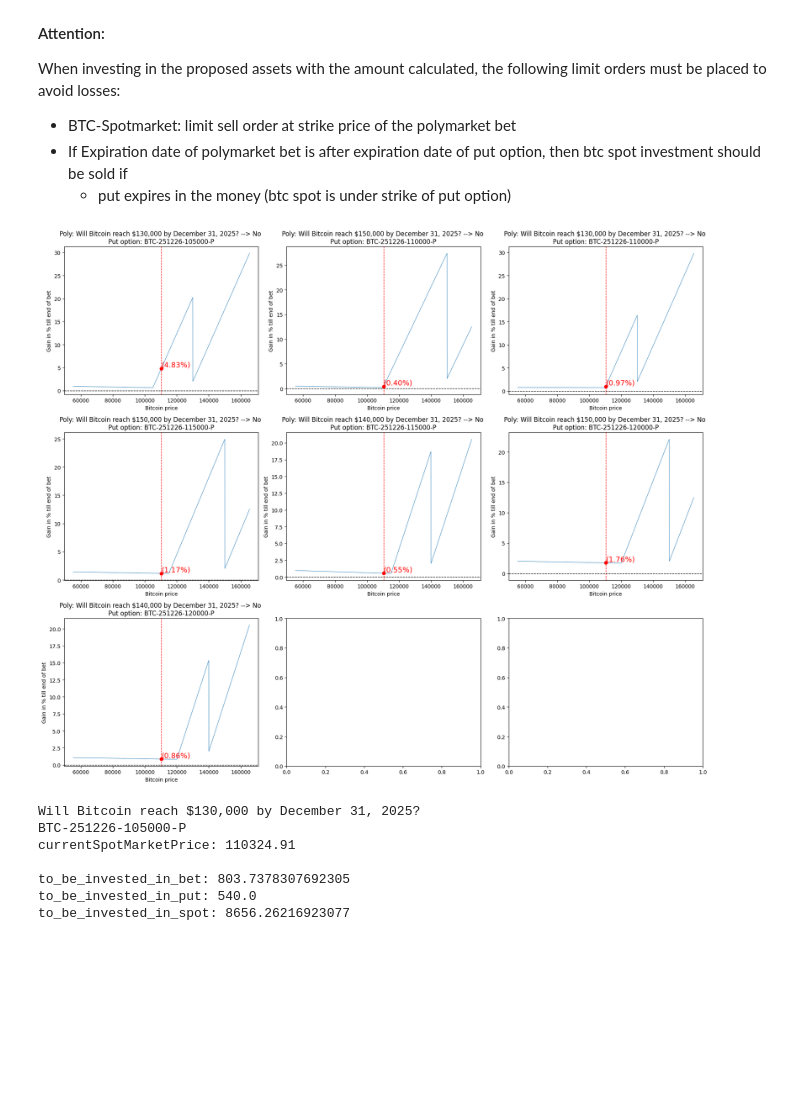
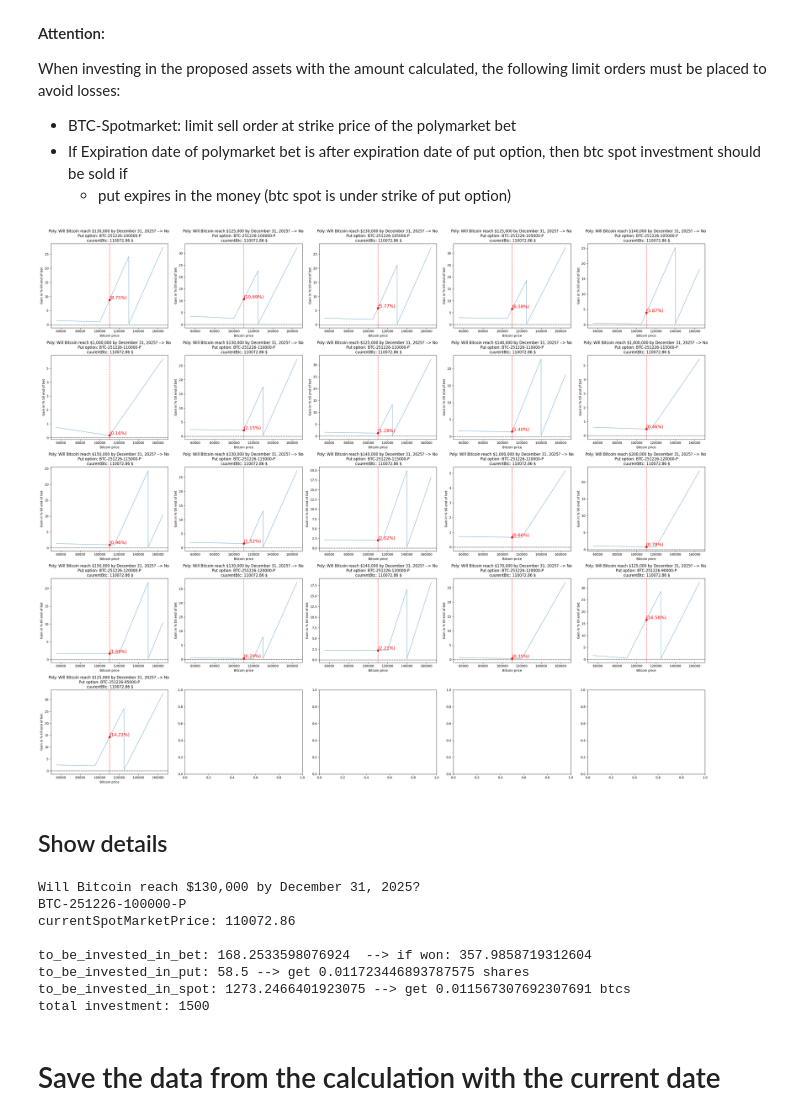
Before and after one commit to Schubert-Tom/polymarket-binance-arbitrage, a Jupyter notebook: scripts/put_spot_compact.ipynb, the cells around one changed output. Saved outputs shown, nothing was run; the diff lists cells and outputs as text; code cells hidden in the pictures; blank space fills up the shorter version.

```diff
--- a/scripts/put_spot_compact.ipynb
+++ b/scripts/put_spot_compact.ipynb
@@ -17,3 +19,8 @@ import json
+# %%
+SLUGS = ["what-price-will-bitcoin-hit-in-2025"]
+
+TIMERANGE_TO_SEARCH_FOR_PUT = (datetime.fromisoformat("2025-12-25"),
+                               datetime.fromisoformat("2025-12-27"))
 # %% [markdown]
 ## Load all polymarkets with the slug "what-price-will-bitcoin-hit-in-2025"
 # %%
@@ -31,12 +37,12 @@ for market in btcmarkets:
 
 markets : List[PolyMarketBet_Crypto_Price_Bet] = [market for market in markets if market.get_outcome() == BetOutcome.NO]
 
-start = datetime.fromisoformat("2025-12-25")
-end   = datetime.fromisoformat("2025-12-27")
-putMarkets = BinanceBTCUSDFuturePut.get_all_available_put_options_for_filters(currency=CurrencyType.BTC, strike_range=(94000, 120000), closing_time_range=(start, end))
+start = TIMERANGE_TO_SEARCH_FOR_PUT[0]
+end   = TIMERANGE_TO_SEARCH_FOR_PUT[1]
+putMarkets = BinanceBTCUSDFuturePut.get_all_available_put_options_for_filters(currency=CurrencyType.BTC, strike_range=(65000, 120000), closing_time_range=(start, end))
 # %%
-GAIN_WHEN_BET_IS_LOST = 0.02
-CAPITAL = 10000
+GAIN_WHEN_BET_IS_LOST = 0.0025
+CAPITAL = 10_000
 
 print(f"Try to find arbitrage opportunities in {len(markets)} polymarkets x {len(putMarkets)} put option markets")
 
@@ -44,12 +50,13 @@ analysisResults = []
 bitcoinSpot = BinanceBTCUSDSpot()
 
 currentBtcPrice = bitcoinSpot.get_best_ask_price()
-bitcoinPricesToCheck = np.arange(0.5*currentBtcPrice, 1.5*currentBtcPrice, 30)
+bitcoinPricesToCheck = np.arange(0.5*currentBtcPrice, 1.5*currentBtcPrice, 10)
 
-for putM in putMarkets:
+for putM in tqdm(putMarkets):
     for i, polyMarket in enumerate(markets):
-        strategy = PutSpotBetStrategy(capital_to_invest = CAPITAL, cryptoSpotMarket = bitcoinSpot, polyMarketBetCryptoPrice = polyMarket, cryptoPutMarket = putM, minrelativeGainWhenBetIsLost=GAIN_WHEN_BET_IS_LOST)
-        analysisResults.append(strategy.calculate_pay_off_curve_buy_now_and_hold(bitcoinPricesToCheck))
+        strategy = PutSpotBet_ArbitrageStrategy(capital_to_invest = CAPITAL, cryptoSpotMarket = bitcoinSpot, polyMarketBetCryptoPrice = polyMarket, cryptoPutMarket = putM, minrelativeGainWhenBetIsLost=GAIN_WHEN_BET_IS_LOST)
+        analysisResults.append(strategy.calculate_profit_loss_curve(bitcoinPricesToCheck))
 
+print(f"Found {len(analysisResults)} analysis results")
 analysisResults = [res for res in analysisResults if res.get("arbitrage")]
 # %% [output]
@@ -72,36 +80,39 @@ cols = math.ceil(math.sqrt(len(analysisResults)))
 rows = math.ceil(len(analysisResults) / cols)
 fig, axes = plt.subplots(rows, cols, figsize=(6*cols, 5*rows))
 axes = np.array(axes).reshape(-1)  # flatten, even if 1D
+EXPECTED_PRICE_RANGE = [90000, 130000]
 
 
 for i, res in enumerate(analysisResults):
     pay_off_curve = res.get("personalRelativeProfitDistribution")
     put_market = res.get("cryptoPutMarket")
     deltaInPercent = pay_off_curve * 100
     polyMarket = res.get("polyMarketBetCryptoPrice")
 
-    axes[i].set_title(f"Poly: {polyMarket.question} --> No \nPut option: {put_market.symbol}")
+    axes[i].set_title(f"Poly: {polyMarket.question} --> No \nPut option: {put_market.symbol}\n cuurentBtc: {currentBtcPrice} $")
 
     # calculate profit for current buyin
     anual_profit_at_current_Price = np.interp(currentBtcPrice, bitcoinPricesToCheck, deltaInPercent)
     axes[i].scatter(currentBtcPrice, anual_profit_at_current_Price, color="red", zorder=5)
     axes[i].text(
         currentBtcPrice, anual_profit_at_current_Price,
         f"({anual_profit_at_current_Price:.2f}%)",
         color="red", fontsize=14, ha="left", va="bottom"
     )
     # plot all outcomes
     axes[i].plot(bitcoinPricesToCheck, deltaInPercent, linewidth=0.7)
     axes[i].axvline(x=currentBtcPrice, color="red", linestyle="--", linewidth=1)
     # axes[i].axvline(x=polyMarket.get_strike_price(), color="purple", linestyle="--", linewidth=1)
     axes[i].axhline(y=0, color="black", linestyle="--", linewidth=1)
     axes[i].set_xlabel("Bitcoin price")
     axes[i].set_ylabel("Gain in % till end of bet")
 
 plt.tight_layout()
 plt.show()
 # %% [output]
-[figure, old version]
+[figure, new version]
+# %% [markdown]
+## Show details
 # %%
 SELECT = 0
 selected = analysisResults[SELECT]
@@ -113,15 +124,20 @@ print(f"currentSpotMarketPrice: {selected['currentSpotMarketPrice']}")
 
 print()
 
-print(f"to_be_invested_in_bet: {selected['to_be_invested_in_bet']}")
-print(f"to_be_invested_in_put: {selected['to_be_invested_in_put']}")
-print(f"to_be_invested_in_spot: {selected['to_be_invested_in_spot']}")
+print(f"to_be_invested_in_bet: {selected['to_be_invested_in_bet']}  --> if won: {selected['bet_value_if_won']}")
+print(f"to_be_invested_in_put: {selected['to_be_invested_in_put']} --> get {selected['put_shares']} shares")
+print(f"to_be_invested_in_spot: {selected['to_be_invested_in_spot']} --> get {selected['to_be_invested_in_spot'] / currentBtcPrice} btcs")
+
+print(f"total investment: {selected['capital_invested']}")
 # %% [output]
 Will Bitcoin reach $130,000 by December 31, 2025?
-BTC-251226-105000-P
-currentSpotMarketPrice: 110324.91
+BTC-251226-100000-P
+currentSpotMarketPrice: 110072.86
 
-to_be_invested_in_bet: 803.7378307692305
-to_be_invested_in_put: 540.0
-to_be_invested_in_spot: 8656.26216923077
+to_be_invested_in_bet: 168.2533598076924  --> if won: 357.9858719312604
+to_be_invested_in_put: 58.5 --> get 0.011723446893787575 shares
+to_be_invested_in_spot: 1273.2466401923075 --> get 0.011567307692307691 btcs
+total investment: 1500
+# %% [markdown]
+# Save the data from the calculation with the current date
 # %%
```
Also changed, not shown: parts of 4 cells of this notebook, 4 other files.
